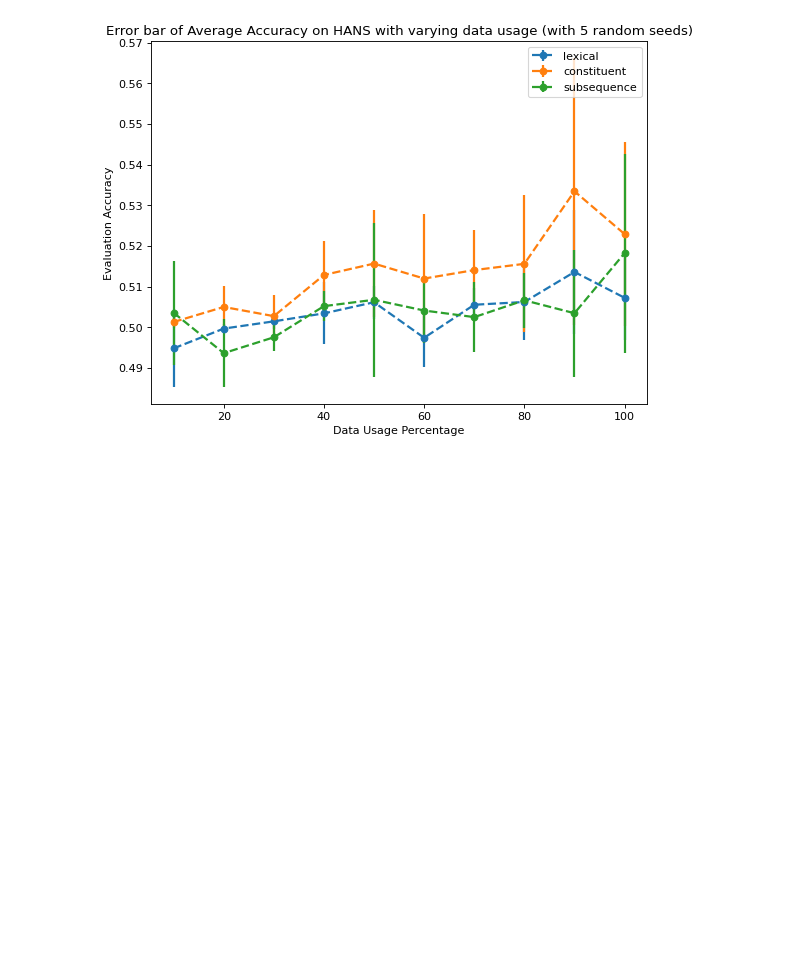
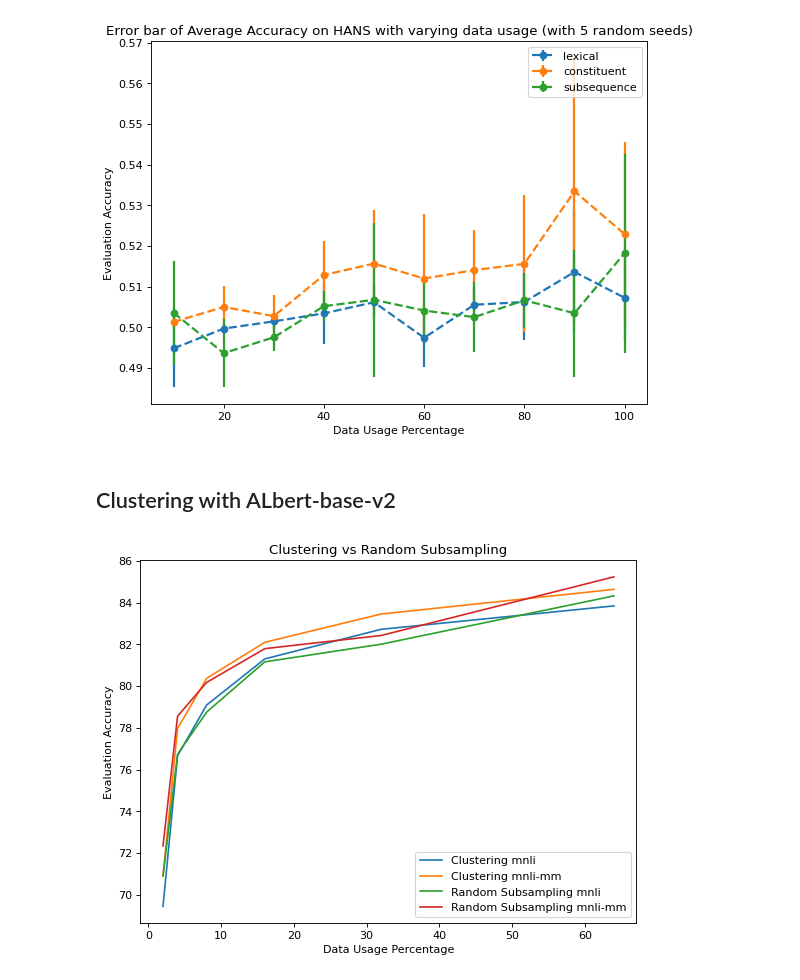
Before and after one commit to prajjwal1/generalize_lm_nli, a Jupyter notebook: nbs/graph_plots.ipynb, the cells around one changed output. Saved outputs shown, nothing was run; the diff lists cells and outputs as text; code cells hidden in the pictures; blank space fills up the shorter version.

Commit message:
added clustering results in readme

```diff
--- a/nbs/graph_plots.ipynb
+++ b/nbs/graph_plots.ipynb
@@ -309,3 +310,29 @@ plt.savefig('/home/nlp/transformers-importance-sampling/figs/avg_acc_hans_seeds_
 plt.show()
 # %% [output]
 [figure]
+# %% [markdown]
+## Clustering with ALbert-base-v2
+# %%
+x = [2, 4, 8, 16, 32, 64]
+clustering_y_mnli = [69.45491, 76.66836, 79.09322, 81.30412,
+                    82.72032, 83.84105]
+clustering_y_mnli_mm = [70.90113, 77.96989, 80.37021,
+                       82.09926, 83.451993, 84.63181]
+random_subsampling_y_mnli = [70.91186, 76.73968, 78.75700,
+                             81.16148, 82.00713, 84.31991]
+random_subsampling_y_mnli_mm = [72.34540, 78.55980, 80.17697,
+                               81.79414, 82.42473, 85.23189]
+# %%
+plt.figure(num=None, figsize=(8, 6), dpi=80, facecolor='w', edgecolor='k')
+plt.plot(x, clustering_y_mnli, label = "Clustering mnli")
+plt.plot(x, clustering_y_mnli_mm, label = "Clustering mnli-mm")
+plt.plot(x, random_subsampling_y_mnli, label = "Random Subsampling mnli")
+plt.plot(x, random_subsampling_y_mnli_mm, label = "Random Subsampling mnli-mm")
+plt.legend()
+plt.xlabel('Data Usage Percentage')
+plt.ylabel('Evaluation Accuracy')
+plt.title("Clustering vs Random Subsampling")
+plt.savefig('/home/nlp/transformers-importance-sampling/figs/clustering_vs_random_albert_v2.png')
+plt.show()
+# %% [output]
+[figure, added]
```
Also changed, not shown: parts of 1 cell of this notebook, 5 other files.
